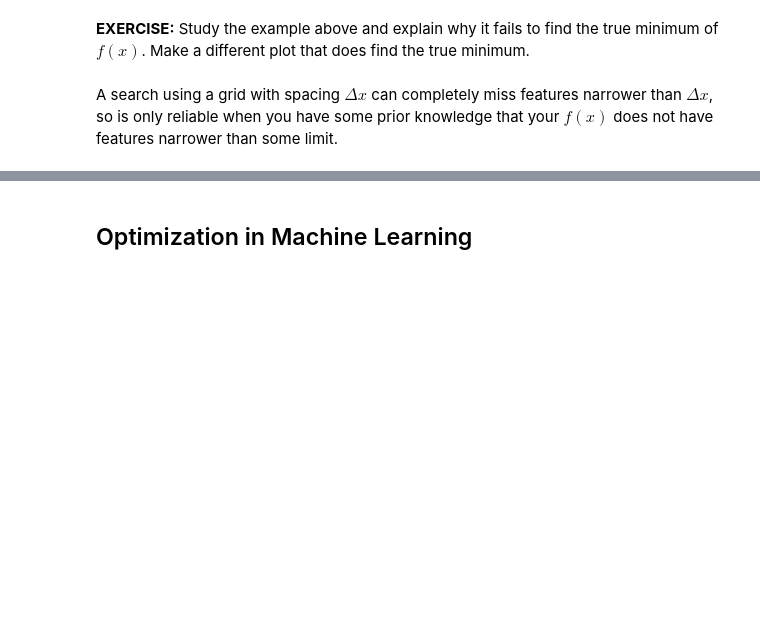
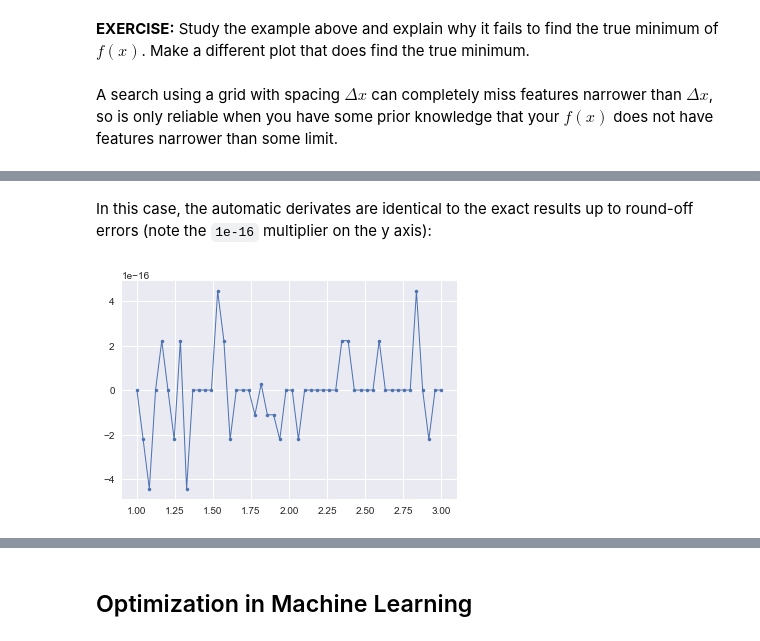
Before and after one commit to bubnicbf/phys_714, a Jupyter notebook: notebooks/Optimization.ipynb, the cells around one changed output, grey strips where cells are left out. Drawn from its saved outputs; the diff is of its cells as text; code cells hidden in the pictures; blank space fills up the shorter version.

```diff
--- a/notebooks/Optimization.ipynb
+++ b/notebooks/Optimization.ipynb
@@ -78,0 +111,11 @@ There is also a third hybrid approach that has proven very useful in machine lea
+# %%
+def f_auto(x):
+    return anp.cos(anp.exp(x)) / x ** 2
+# %%
+fp_auto = elementwise_grad(f_auto)
+# %% [markdown]
+In this case, the automatic derivates are identical to the exact results up to round-off errors (note the `1e-16` multiplier on the y axis):
+# %%
+plt.plot(x, fp_auto(x) - fp(x), '.-', lw=1);
+# %% [output]
+[figure, added]
```
Also changed, not shown: parts of 121 cells of this notebook.
